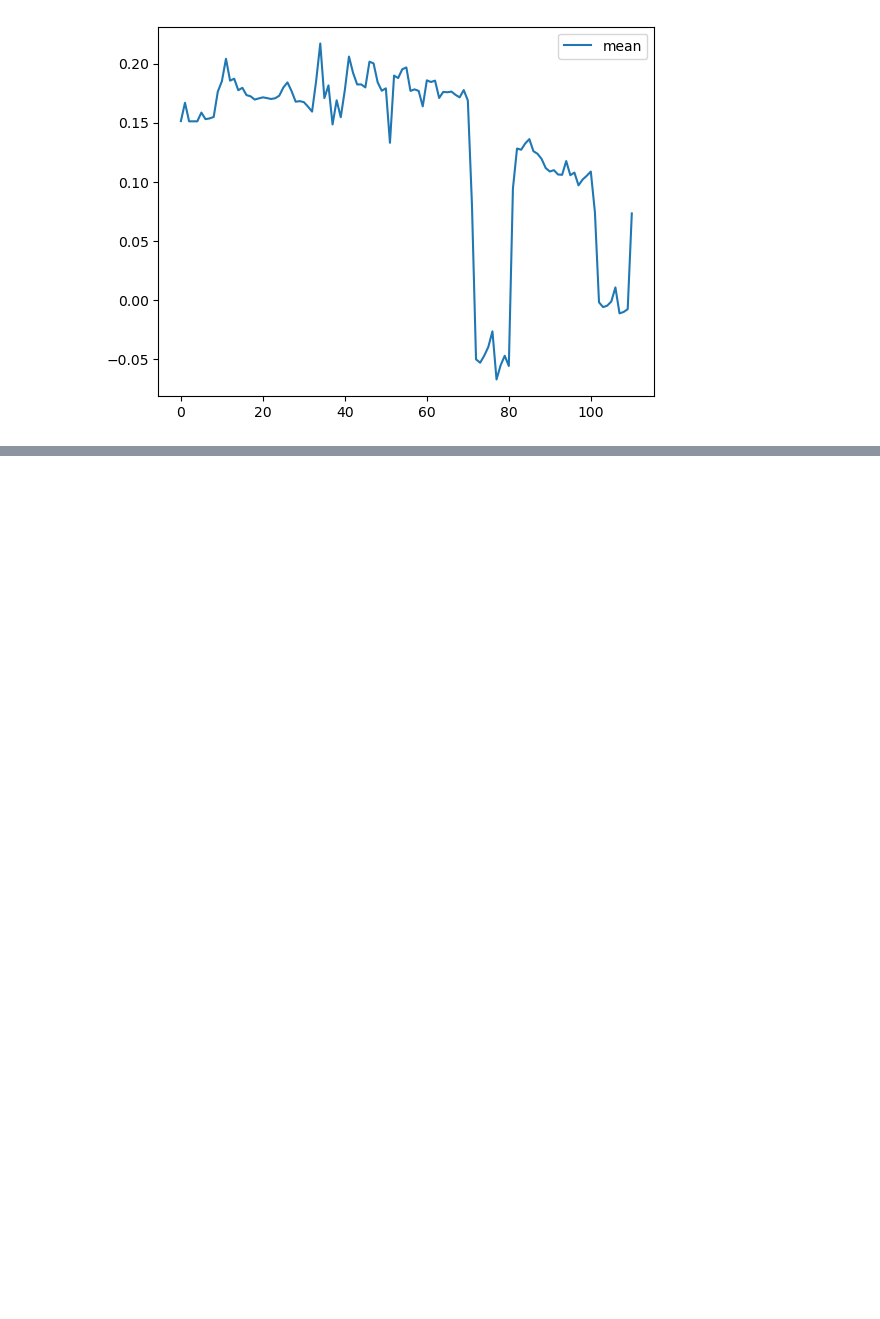
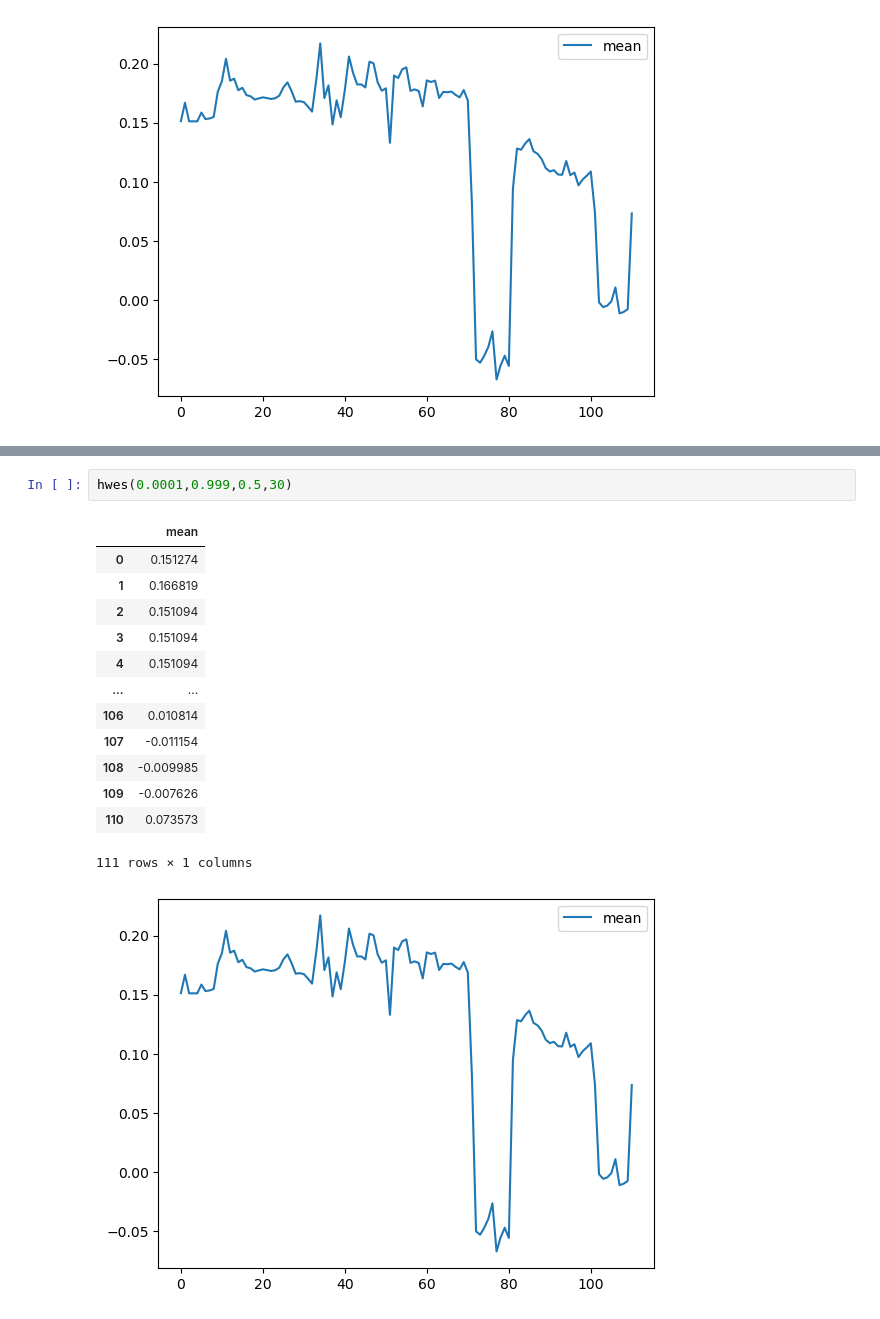
Before and after one commit to milooranm/ForecastingSentiment, a Jupyter notebook: TSA and forecasting.ipynb, the cells around one changed output, grey strips where cells are left out. Drawn from its saved outputs; the diff is of its cells as text; blank space fills up the shorter version.

```diff
--- a/TSA and forecasting.ipynb
+++ b/TSA and forecasting.ipynb
@@ -220,0 +238,17 @@ hwes(0.0001,0.9,0.5,30)
+# %%
+hwes(0.0001,0.999,0.5,30)
+# %% [output]
+|  | mean |
+| 0 | 0.151274 |
+| 1 | 0.166819 |
+| 2 | 0.151094 |
+| 3 | 0.151094 |
+| 4 | 0.151094 |
+| ... | ... |
+| 106 | 0.010814 |
+| 107 | -0.011154 |
+| 108 | -0.009985 |
+| 109 | -0.007626 |
+| 110 | 0.073573 |
+111 rows × 1 columns
+[figure, added]
```
Also changed, not shown: parts of 13 cells of this notebook, 2 other files.
